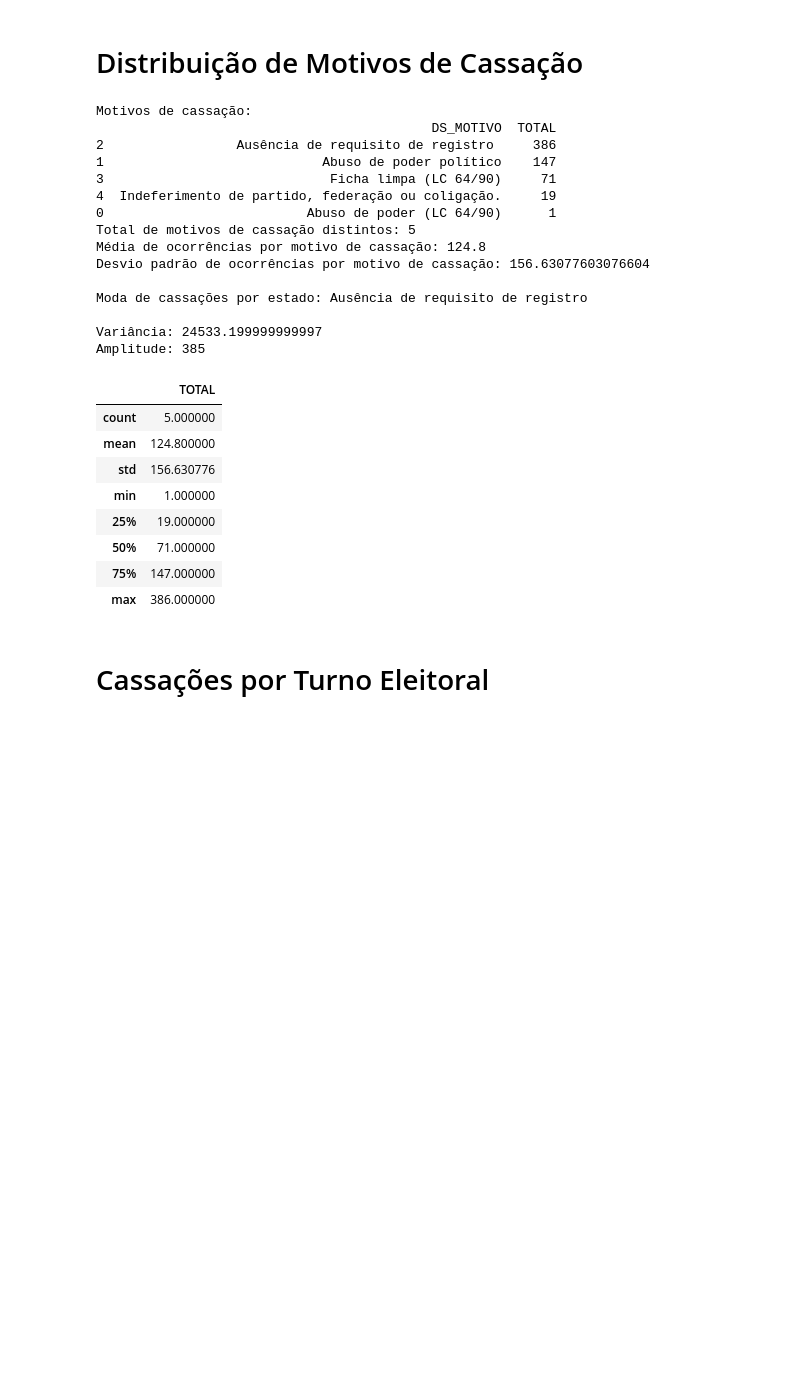
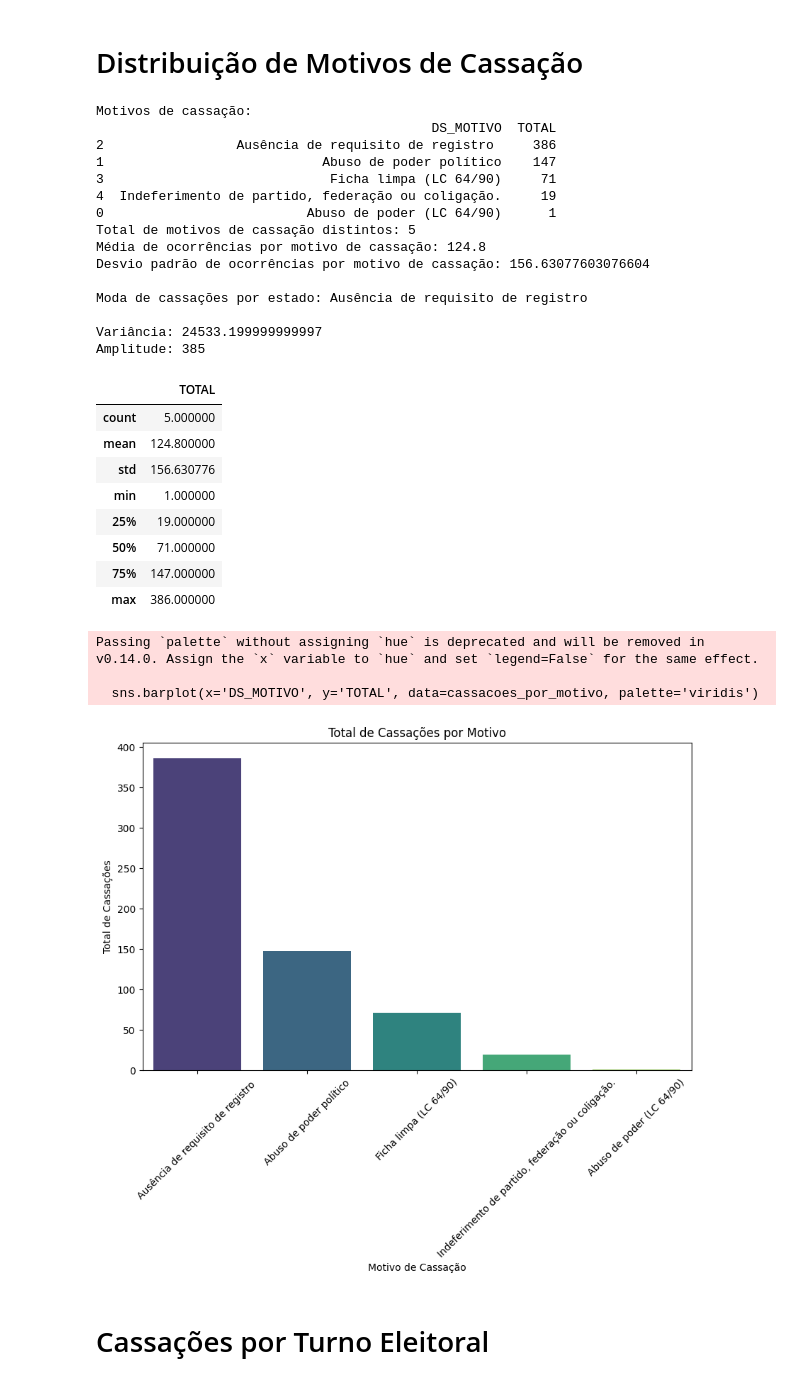
Before and after one commit to theendie/TrabalhoFinal_Coleta, a Jupyter notebook: analise.ipynb, the cells around one changed output. Saved outputs shown, nothing was run; the diff lists cells and outputs as text; code cells hidden in the pictures; blank space fills up the shorter version.

```diff
--- a/analise.ipynb
+++ b/analise.ipynb
@@ -266,33 +324,49 @@ print(f"\nVariância: {variancia}")
 # A amplitude é a diferença entre o valor máximo e o valor mínimo
 amplitude = cassacoes_por_motivo['TOTAL'].max() - cassacoes_por_motivo['TOTAL'].min()
 print(f"Amplitude: {amplitude}")
 
 display(cassacoes_por_motivo.describe().round(8))
+
+
+top_10_cassacoes_por_motivo = cassacoes_por_motivo.head(10)
+
+# Plotar o gráfico de barras usando seaborn
+plt.figure(figsize=(10, 6))
+sns.barplot(x='DS_MOTIVO', y='TOTAL', data=cassacoes_por_motivo, palette='viridis')
+plt.xlabel('Motivo de Cassação')
+plt.ylabel('Total de Cassações')
+plt.title('Total de Cassações por Motivo')
+plt.xticks(rotation=45)
+plt.show()
 # %% [output]
 Motivos de cassação:
                                            DS_MOTIVO  TOTAL
 2                 Ausência de requisito de registro     386
 1                            Abuso de poder político    147
 3                             Ficha limpa (LC 64/90)     71
 4  Indeferimento de partido, federação ou coligação.     19
 0                          Abuso de poder (LC 64/90)      1
 Total de motivos de cassação distintos: 5
 Média de ocorrências por motivo de cassação: 124.8
 Desvio padrão de ocorrências por motivo de cassação: 156.63077603076604
 
 Moda de cassações por estado: Ausência de requisito de registro
 
 Variância: 24533.199999999997
 Amplitude: 385
 |  | TOTAL |
 | count | 5.000000 |
 | mean | 124.800000 |
 | std | 156.630776 |
 | min | 1.000000 |
 | 25% | 19.000000 |
 | 50% | 71.000000 |
 | 75% | 147.000000 |
 | max | 386.000000 |
+Passing `palette` without assigning `hue` is deprecated and will be removed in v0.14.0. Assign the `x` variable to `hue` and set `legend=False` for the same effect.
+
+  sns.barplot(x='DS_MOTIVO', y='TOTAL', data=cassacoes_por_motivo, palette='viridis')
+[figure, added]
 # %% [markdown]
 # Cassações por Turno Eleitoral
 # %%
```
Also changed, not shown: parts of 5 cells of this notebook, 6 other files.
